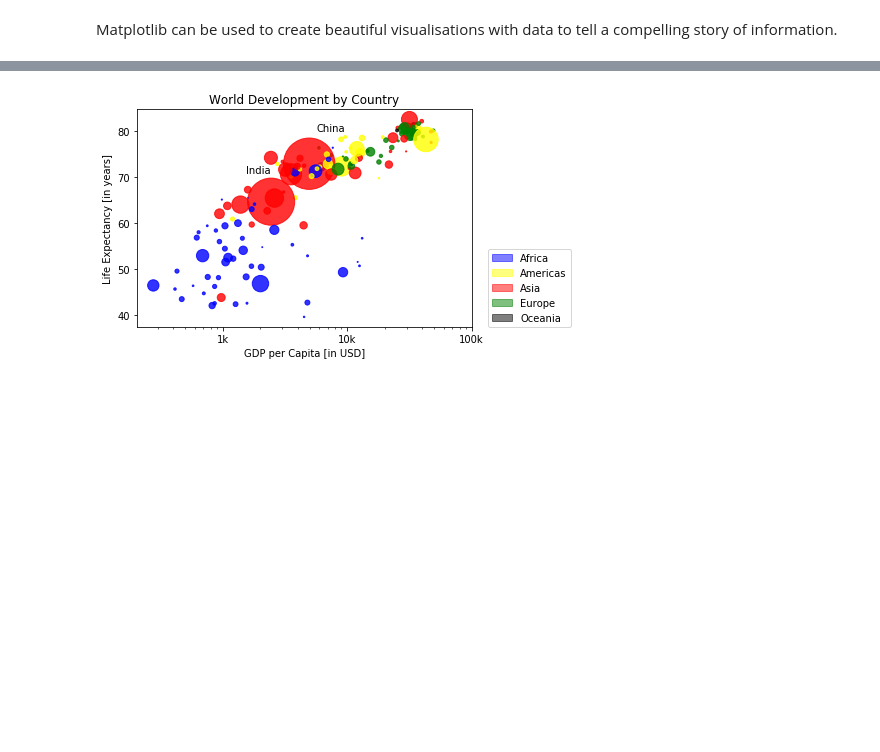
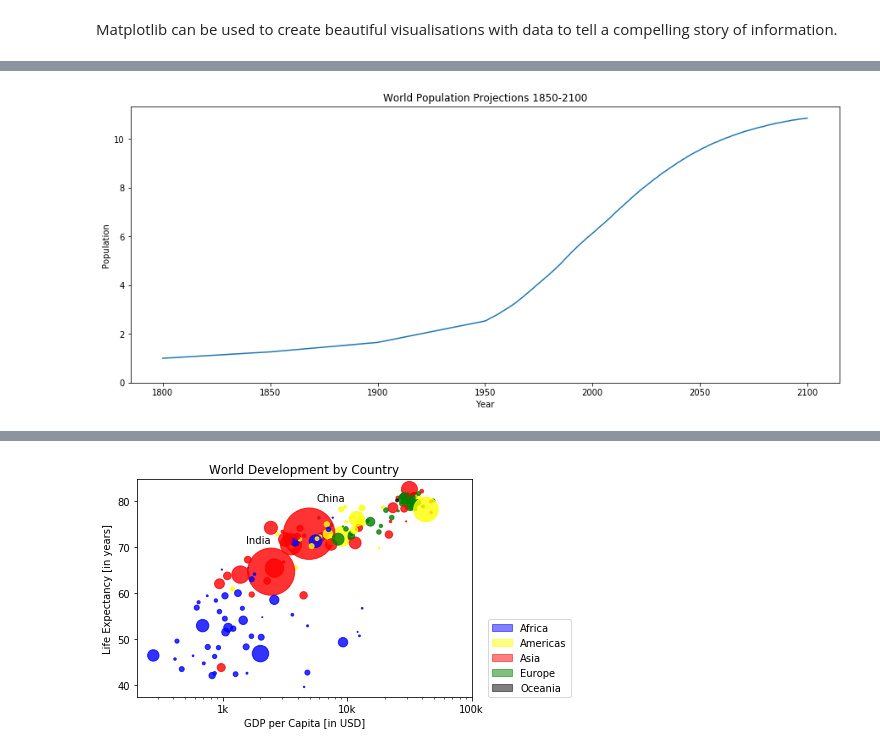
Before and after one commit to LRS4/Python-DataScience, a Jupyter notebook: Matplotlib.ipynb, the cells around one changed output, grey strips where cells are left out. Drawn from its saved outputs; the diff is of its cells as text; code cells hidden in the pictures; blank space fills up the shorter version.

```diff
--- a/Matplotlib.ipynb
+++ b/Matplotlib.ipynb
@@ -21,2 +25,17 @@ plt.show();
+# %%
+# append more information to the lists
+population = [1.0,1.262,1.650] + pop
+year = [1800,1850,1900] + year
+# %%
+# plot chart again
+fig, axes = plt.subplots(figsize=(15,6))
+plt.plot(year, population)
+plt.xlabel("Year")
+plt.ylabel("Population")
+plt.title("World Population Projections 1850-2100")
+plt.yticks([0,2,4,6,8,10])
+plt.show();
+# %% [output]
+[figure, added]
 # %%
 # gdp per capita and life expectancy logarithmic correlation
```
Also changed, not shown: parts of 7 cells of this notebook.
